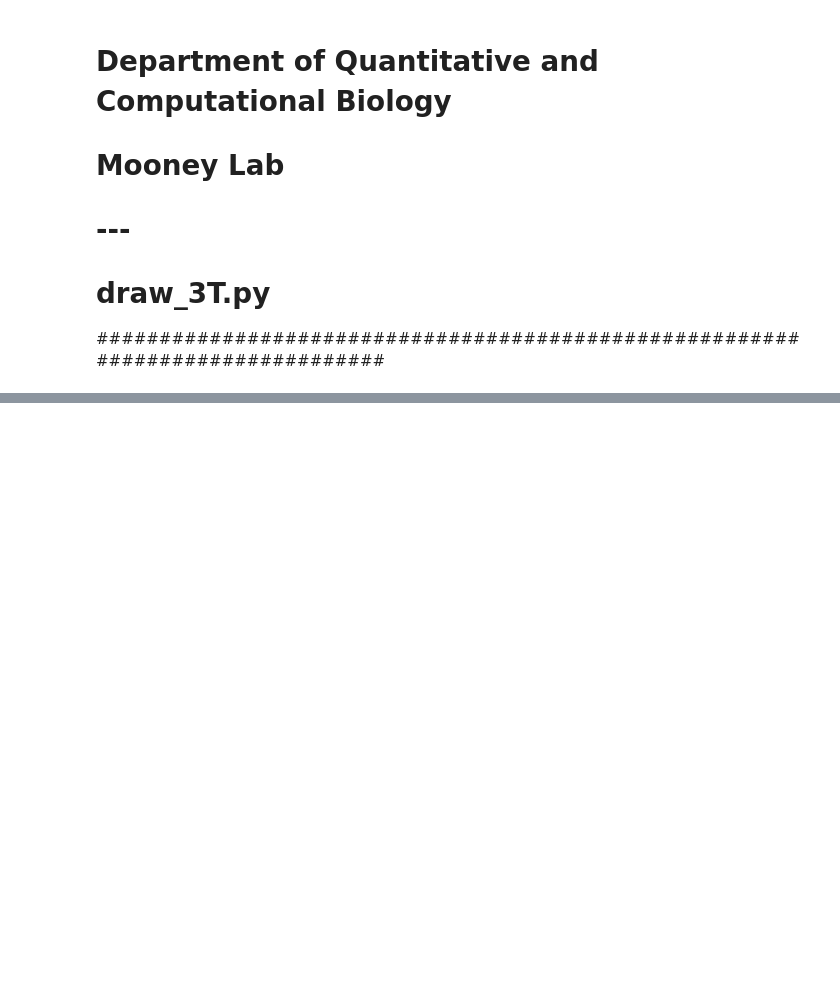
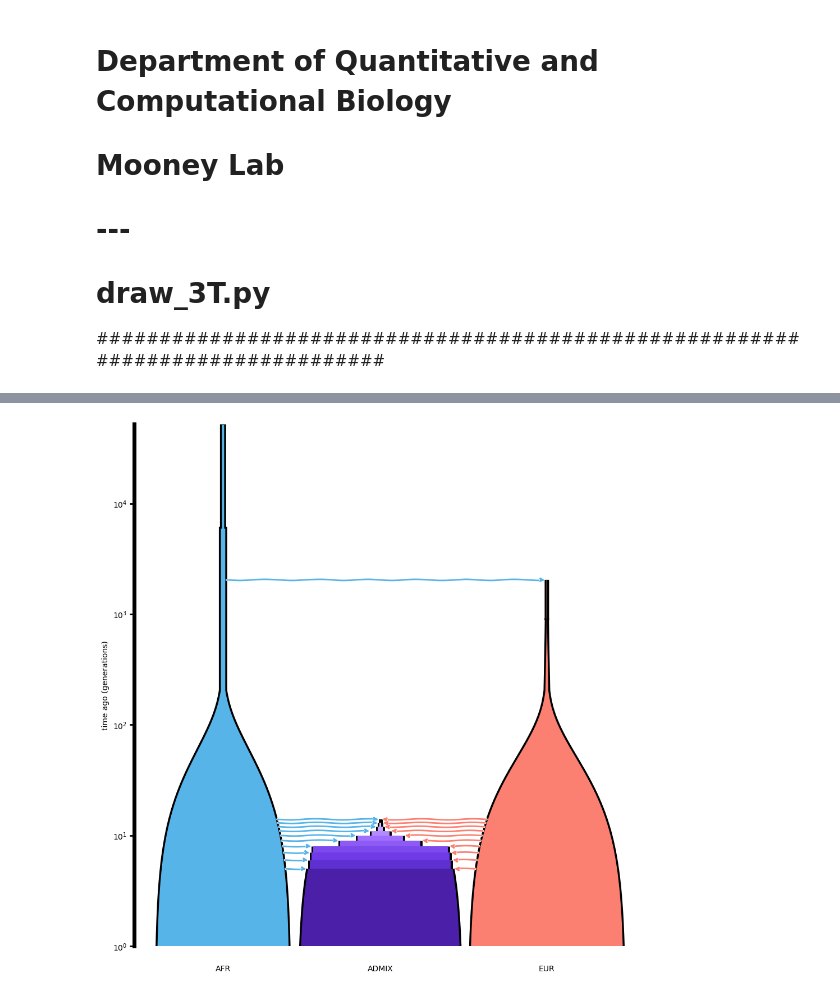
Before and after one commit to eyedn/ibd_compare, a Jupyter notebook: other_scripts/draw_3T.ipynb, the cells around one changed output, grey strips where cells are left out. Drawn from its saved outputs; the diff is of its cells as text; code cells hidden in the pictures; blank space fills up the shorter version.

Commit message:
PEQG figures

```diff
--- a/other_scripts/draw_3T.ipynb
+++ b/other_scripts/draw_3T.ipynb
@@ -96,0 +79,43 @@ plt.show()
+# %%
+# plotting
+plt.rcParams["svg.fonttype"] = "none"
+fig, ax = plt.subplots(figsize=(10, 10))
+
+demesdraw.tubes(
+    demo_graph,
+    ax=ax,
+    positions=positions,
+    colours=colors,
+    log_time=True,
+    labels=None
+)
+
+# add tube outlines
+# outline only the population tubes
+for patch in ax.patches:
+    if isinstance(patch, FancyArrowPatch):
+        # migration arrows: no outline
+        patch.set_linewidth(2.0)
+    else:
+        # deme tubes: outlined
+        patch.set_edgecolor("black")
+        patch.set_linewidth(5.0)
+
+# thicker axes
+for spine in ax.spines.values():
+    spine.set_linewidth(5.0)
+
+ax.tick_params(width=2, length=6)
+
+ax.text(AFR_loc, 0.6, "AFR", ha="center")
+ax.text(ADMIX_loc, 0.6, "ADMIX", ha="center")
+ax.text(EUR_loc, 0.6, "EUR", ha="center")
+
+for artist in ax.get_children():
+    if hasattr(artist, "set_alpha"):
+        artist.set_alpha(1.0)
+
+plt.tight_layout()
+plt.show()
+# %% [output]
+[figure, added]
```
Also changed, not shown: parts of 3 cells of this notebook, 7 other files.
